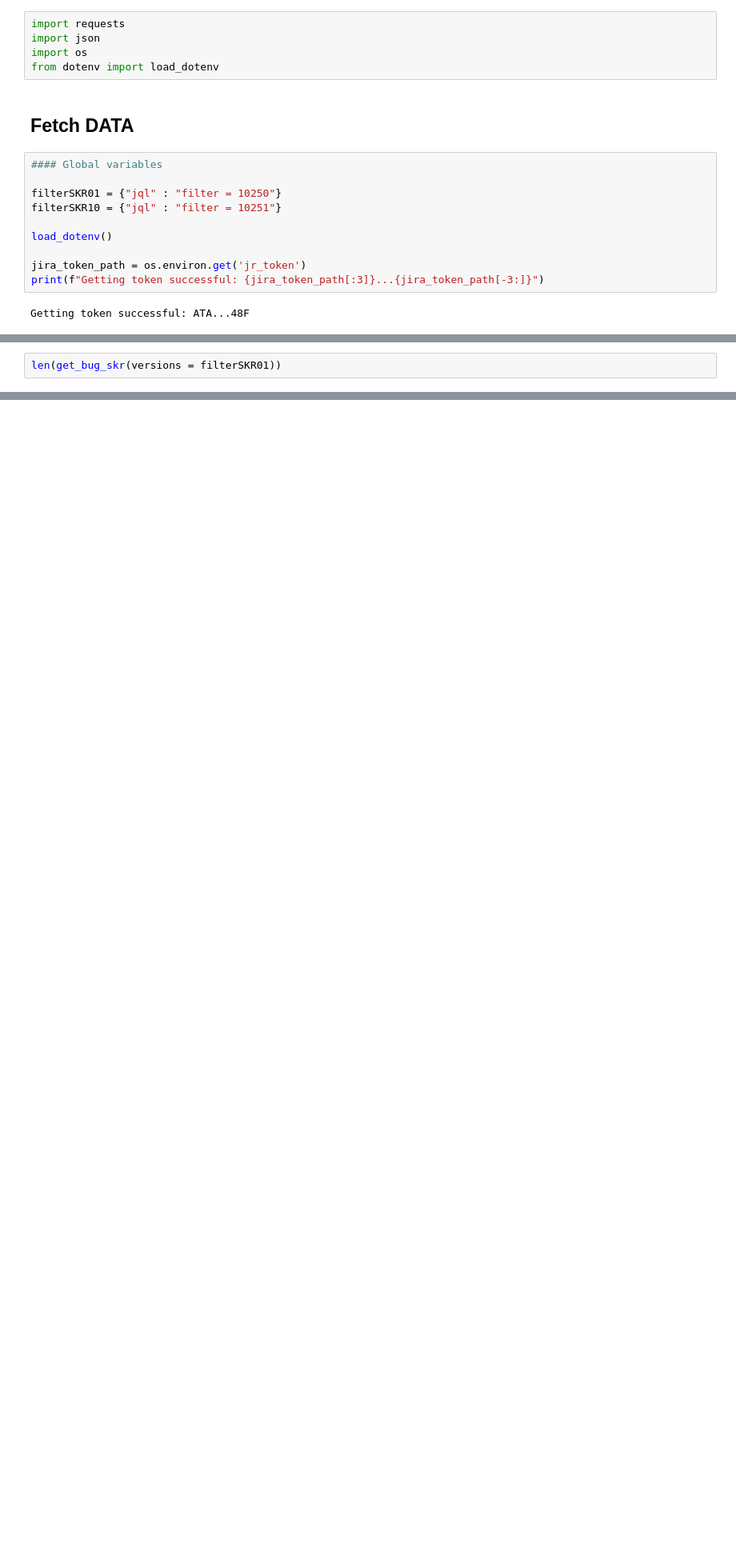
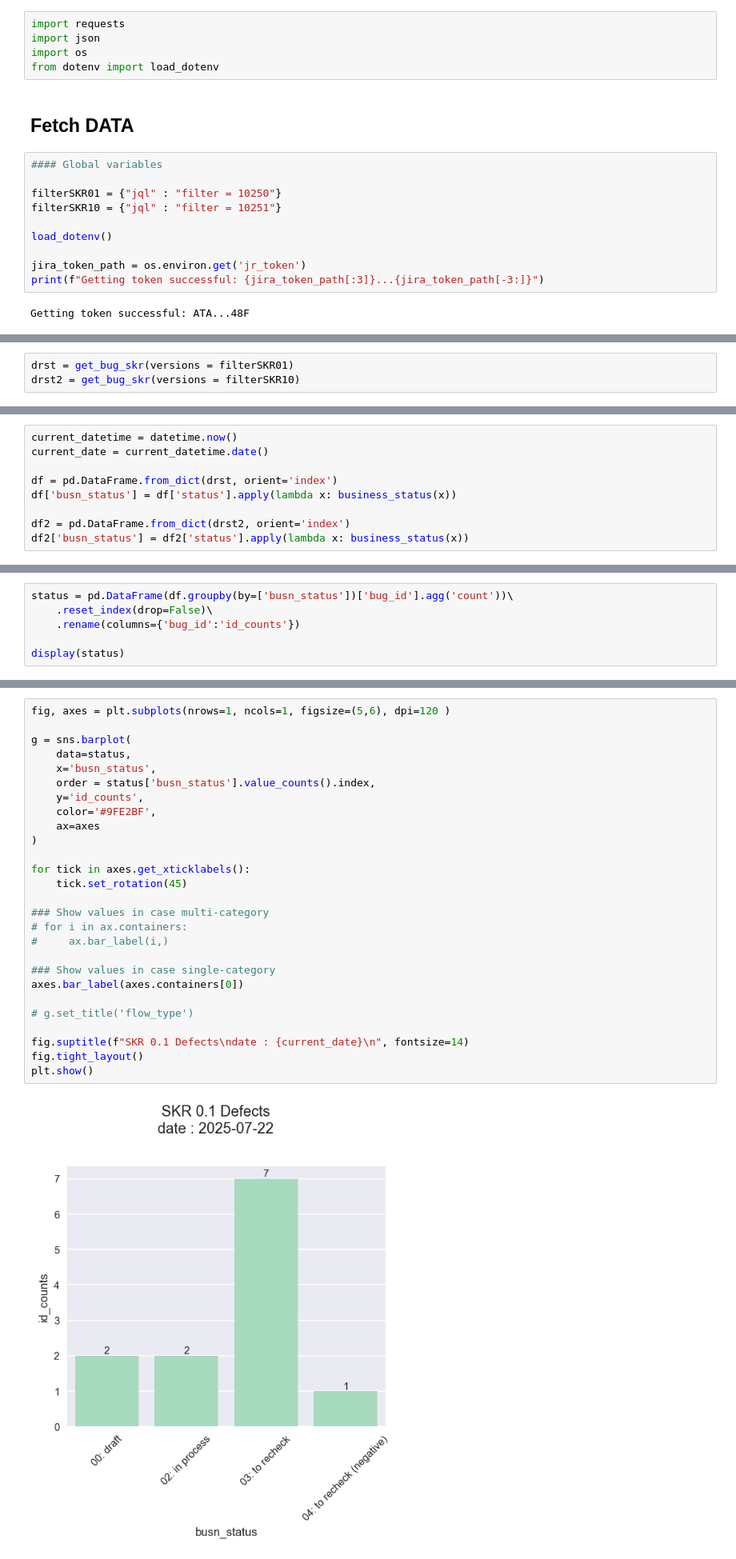
Before and after one commit to HikariJadeEmpire/stat_for_remind, a Jupyter notebook: jira_manage/jira.ipynb, the cells around one changed output, grey strips where cells are left out. Shown: that part at 80% size. Cells and saved outputs as stored; diff of their text form; blank space fills up the shorter version.

```diff
--- a/jira_manage/jira.ipynb
+++ b/jira_manage/jira.ipynb
@@ -66,2 +107,3 @@ def get_bug_skr(versions = filterSKR01) -> list:
 # %%
-len(get_bug_skr(versions = filterSKR01))
+drst = get_bug_skr(versions = filterSKR01)
+drst2 = get_bug_skr(versions = filterSKR10)
@@ -90,0 +123,9 @@ for i in get_bug_skr(versions = filterSKR01):
+# %%
+current_datetime = datetime.now()
+current_date = current_datetime.date()
+
+df = pd.DataFrame.from_dict(drst, orient='index')
+df['busn_status'] = df['status'].apply(lambda x: business_status(x))
+
+df2 = pd.DataFrame.from_dict(drst2, orient='index')
+df2['busn_status'] = df2['status'].apply(lambda x: business_status(x))
@@ -90,0 +138,6 @@ for i in get_bug_skr(versions = filterSKR01):
+# %%
+status = pd.DataFrame(df.groupby(by=['busn_status'])['bug_id'].agg('count'))\
+    .reset_index(drop=False)\
+    .rename(columns={'bug_id':'id_counts'})
+
+display(status)
@@ -90,0 +150,29 @@ for i in get_bug_skr(versions = filterSKR01):
+# %%
+fig, axes = plt.subplots(nrows=1, ncols=1, figsize=(5,6), dpi=120 )
+
+g = sns.barplot(
+    data=status,
+    x='busn_status',
+    order = status['busn_status'].value_counts().index,
+    y='id_counts',
+    color='#9FE2BF',
+    ax=axes
+)
+
+for tick in axes.get_xticklabels():
+    tick.set_rotation(45)
+
+### Show values in case multi-category
+# for i in ax.containers:
+#     ax.bar_label(i,)
+
+### Show values in case single-category
+axes.bar_label(axes.containers[0])
+
+# g.set_title('flow_type')
+
+fig.suptitle(f"SKR 0.1 Defects\ndate : {current_date}\n", fontsize=14)
+fig.tight_layout()
+plt.show()
+# %% [output]
+[figure, added]
```
Also changed, not shown: parts of 19 cells of this notebook.
